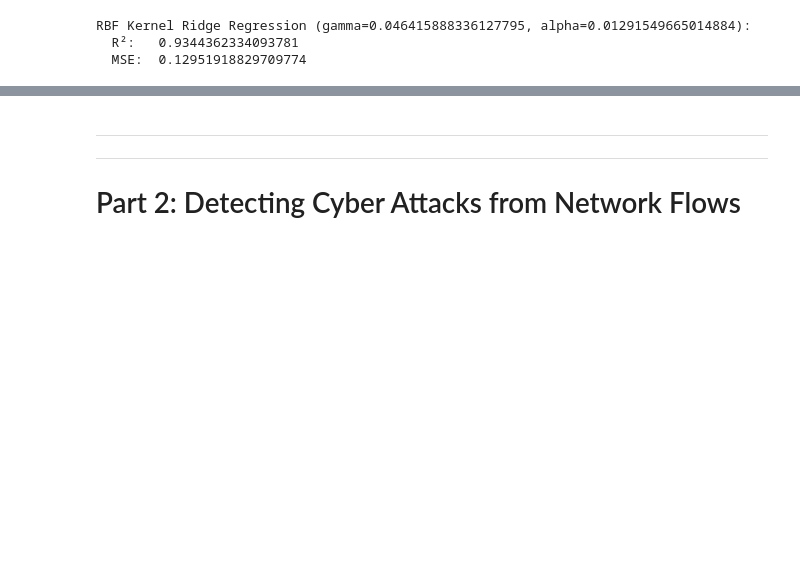
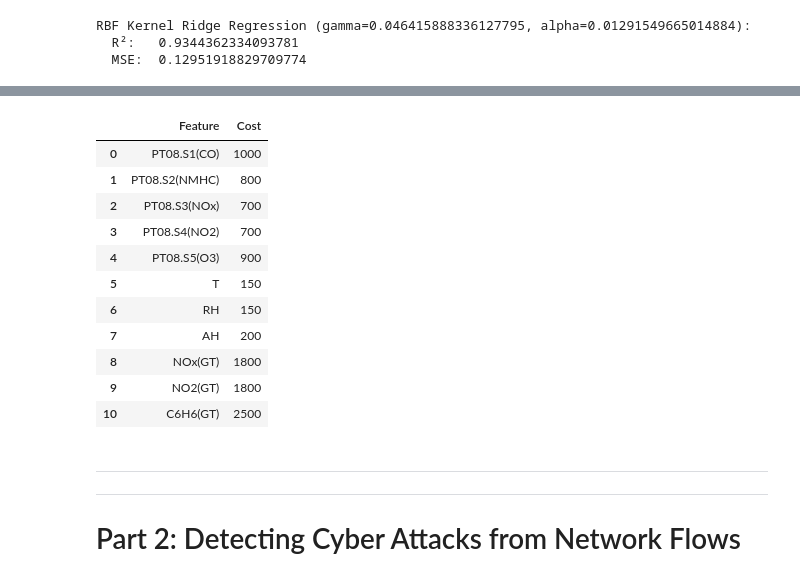
Before and after one commit to axeleth/Assignment, a Jupyter notebook: main.ipynb, the cells around one changed output, grey strips where cells are left out. Cells and saved outputs as stored; diff of their text form; code cells hidden in the pictures; blank space fills up the shorter version.

```diff
--- a/main.ipynb
+++ b/main.ipynb
@@ -630,3 +773,34 @@ RBF Kernel Ridge Regression (gamma=0.046415888336127795, alpha=0.012915496650148
+# %%
+costs = {
+    "PT08.S1(CO)": 1000,
+    "PT08.S2(NMHC)": 800,
+    "PT08.S3(NOx)": 700,
+    "PT08.S4(NO2)": 700,
+    "PT08.S5(O3)": 900,
+    "T": 150,
+    "RH": 150,
+    "AH": 200,
+    "NOx(GT)": 1800,
+    "NO2(GT)": 1800,
+    "C6H6(GT)": 2500,
+}
+
+# turn the dict into a pandas DF
+costs_df = pd.DataFrame(list(costs.items()), columns=['Feature', 'Cost'])
+costs_df
+# %% [output]
+|  | Feature | Cost |
+| 0 | PT08.S1(CO) | 1000 |
+| 1 | PT08.S2(NMHC) | 800 |
+| 2 | PT08.S3(NOx) | 700 |
+| 3 | PT08.S4(NO2) | 700 |
+| 4 | PT08.S5(O3) | 900 |
+| 5 | T | 150 |
+| 6 | RH | 150 |
+| 7 | AH | 200 |
+| 8 | NOx(GT) | 1800 |
+| 9 | NO2(GT) | 1800 |
+| 10 | C6H6(GT) | 2500 |
 # %% [markdown]
 ---
 ---
```
Also changed, not shown: parts of 9 cells of this notebook, 2 other files.
